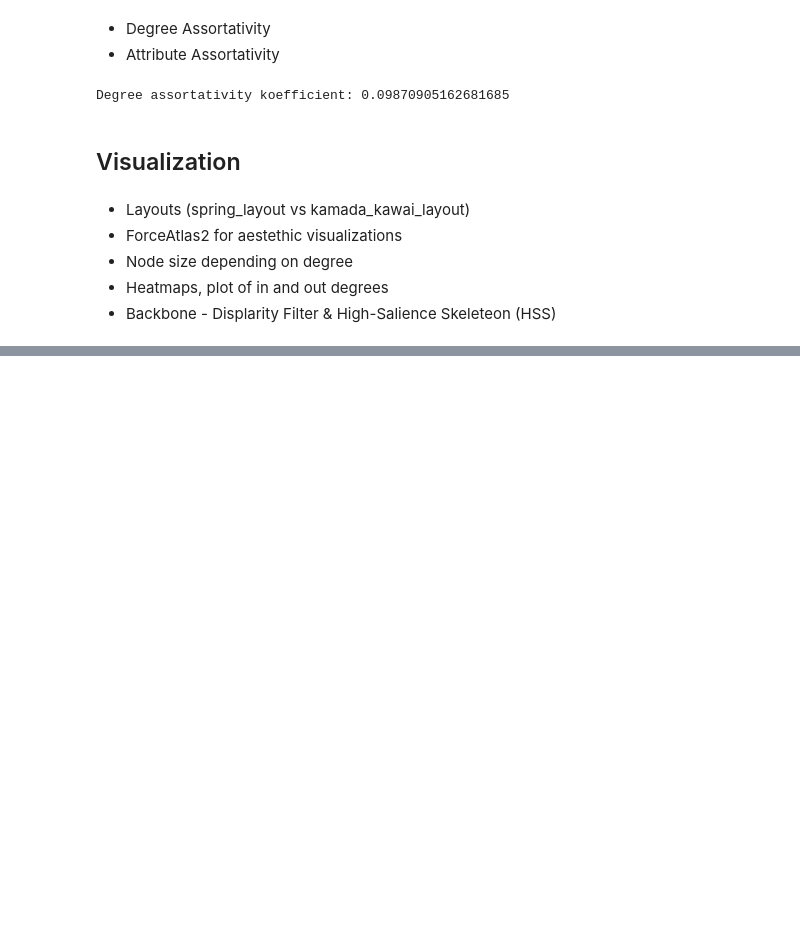
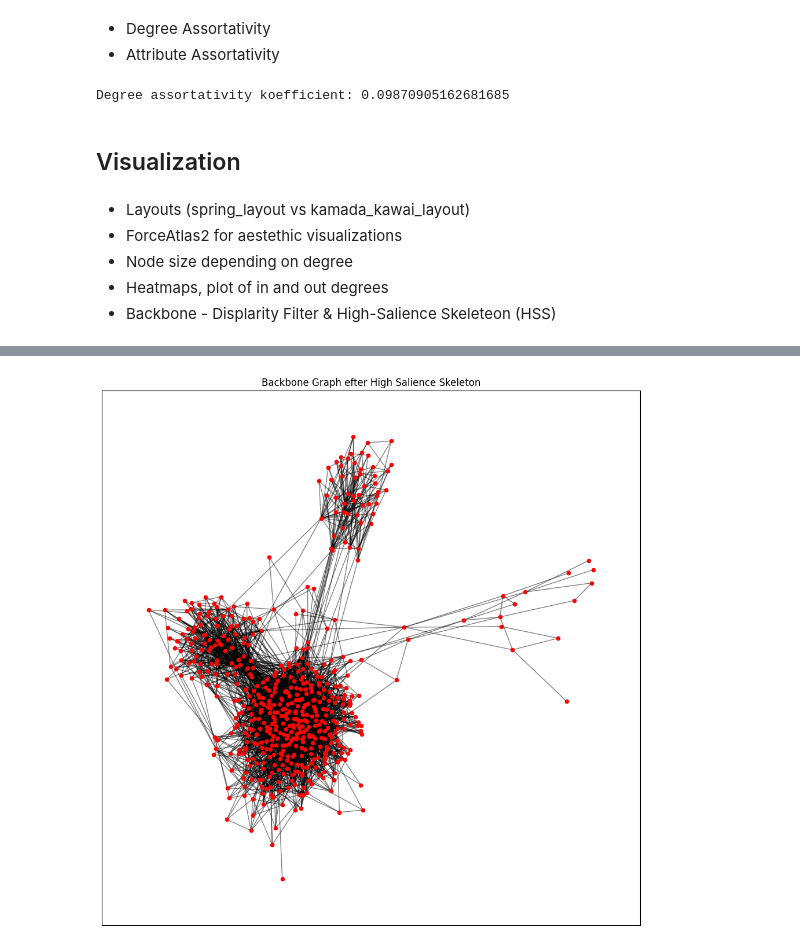
Before and after one commit to RasDTU02/social-graphs, a Jupyter notebook: main.ipynb, the cells around one changed output, grey strips where cells are left out. Drawn from its saved outputs; the diff is of its cells as text; code cells hidden in the pictures; blank space fills up the shorter version.

```diff
--- a/main.ipynb
+++ b/main.ipynb
@@ -217,3 +458,11 @@ Antal svagt forbundne komponenter: 296
 - Scale Free
 - Power Law Exponent
 - Bipartite Network (anti block diagonals and perform projections)
+# %%
+import networkx as nx
+
+# Largest connected component (LCC)
+Hcc = H.subgraph(max(nx.connected_components(H), key=len)).copy()
+
+print("LCC nodes:", Hcc.number_of_nodes())
+print("LCC edges:", Hcc.number_of_edges())
@@ -219,0 +480,11 @@ Antal svagt forbundne komponenter: 296
+# %%
+N = Hcc.number_of_nodes()
+M = Hcc.number_of_edges()
+
+H_er = nx.gnm_random_graph(N, M)
+
+L_er = nx.average_shortest_path_length(H_er)
+C_er = nx.average_clustering(H_er)
+
+print("ER shortest path:", L_er)
+print("ER clustering:", C_er)
@@ -349,0 +674,13 @@ Backbone graf efter Disparity Filter: 45153 noder, 12097 kanter
+# %%
+backbone_HSS = high_salience_skeleton(H, threshold=0.0005)
+# Plot High Salience Skeleton backbone
+pos = nx.spring_layout(backbone_HSS, seed=42)
+
+plt.figure(figsize=(12, 12))
+nx.draw_networkx_nodes(backbone_HSS, pos, node_size=20, node_color='red')
+nx.draw_networkx_edges(backbone_HSS, pos, alpha=0.5)
+
+plt.title("Backbone Graph efter High Salience Skeleton")
+plt.show()
+# %% [output]
+[figure, added]
```
Also changed, not shown: parts of 30 cells of this notebook, 2 other files.
